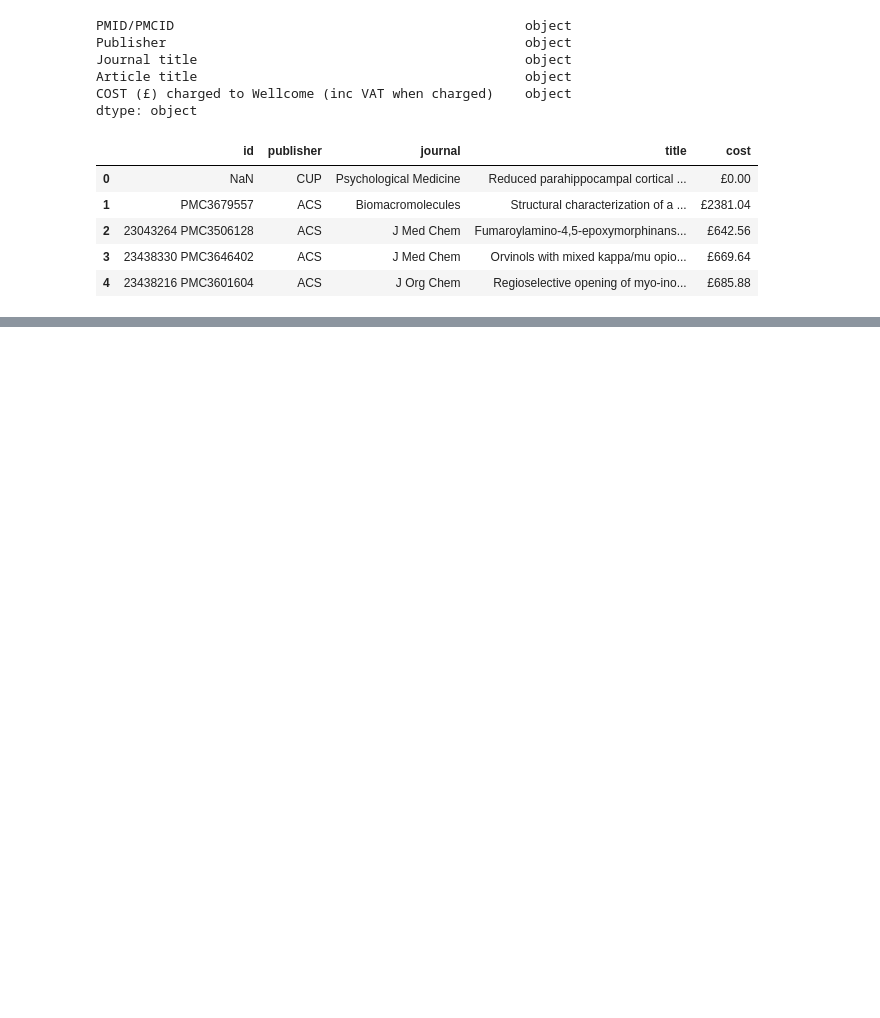
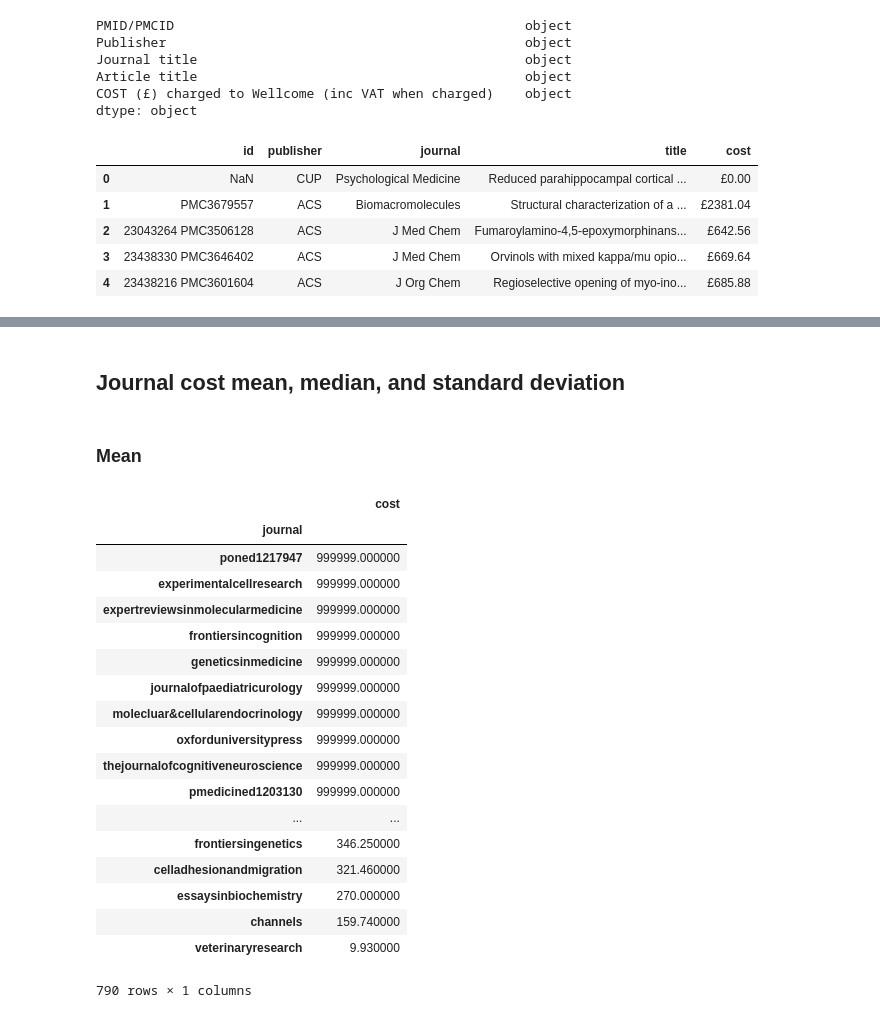
Before and after one commit to antdevelopment/Thinkful-Data-Science-Course, a Jupyter notebook: bootcamp/unit-1/lesson-3/data-cleaning-and-validation/data_cleaning_validation.ipynb, the cells around one changed output, grey strips where cells are left out. Saved outputs shown, nothing was run; the diff lists cells and outputs as text; code cells hidden in the pictures; blank space fills up the shorter version.

```diff
--- a/bootcamp/unit-1/lesson-3/data-cleaning-and-validation/data_cleaning_validation.ipynb
+++ b/bootcamp/unit-1/lesson-3/data-cleaning-and-validation/data_cleaning_validation.ipynb
@@ -89,28 +71,0 @@ nunique(dropna=True) method of pandas.core.groupby.DataFrameGroupBy instance
-# %%
-# Remove known special characters
-wellcome.id = wellcome.id.map(lambda item: item.replace(':', ''))
-wellcome.id = wellcome.id.map(lambda item: item.replace('(', ''))
-wellcome.id = wellcome.id.map(lambda item: item.replace(')', ''))
-wellcome.id = wellcome.id.map(lambda item: item.replace(',', ''))
-wellcome.id = wellcome.id.map(lambda item: item.replace('-', ''))
-wellcome.id = wellcome.id.map(lambda item: item.replace('\n', ''))
-wellcome.id = wellcome.id.map(lambda item: item.replace('[', ''))
-wellcome.id = wellcome.id.map(lambda item: item.replace(']', ''))
-wellcome.id = wellcome.id.map(lambda item: item.replace('/', ''))
-wellcome.id = wellcome.id.map(lambda item: item.replace('.', ''))
-wellcome.id = wellcome.id.map(lambda item: item.replace('?', ''))
-
-# Remove known ID A-Z characters
-wellcome.id = wellcome.id.map(lambda item: item.replace('PMCID', ''))
-wellcome.id = wellcome.id.map(lambda item: item.replace('PMID', ''))
-wellcome.id = wellcome.id.map(lambda item: item.replace('PMC', ''))
-wellcome.id = wellcome.id.map(lambda item: item.replace('PM', ''))
-
-# Extract digits from every ID entry
-wellcome.id = wellcome.id.map(lambda x: ''.join(list(filter(str.isdigit, x))))
-
-# Filter out records whose ID is less than 7 characters - the minimum length of one of these types of ID's
-wellcome = wellcome[wellcome.id.map(lambda item: len(item) > 6)]
-
-# Remove ID's which are only letters
-# wellcome = wellcome[wellcome.id.map(lambda item: item.isalpha() == False)]
@@ -137,0 +74,6 @@ wellcome.describe(include='all')
+# %%
+# Create new variable for journal groupings
+journals = wellcome.groupby('journal', as_index=True)
+
+# Display ranking
+journals.title.count().nlargest(5)
@@ -137,0 +88,26 @@ wellcome.describe(include='all')
+# %% [markdown]
+## Journal cost mean, median, and standard deviation
+# %% [markdown]
+### Mean
+# %%
+journals.mean().sort_values('cost', ascending=False)
+# %% [output]
+|  | cost |
+| journal |  |
+| poned1217947 | 999999.000000 |
+| experimentalcellresearch | 999999.000000 |
+| expertreviewsinmolecularmedicine | 999999.000000 |
+| frontiersincognition | 999999.000000 |
+| geneticsinmedicine | 999999.000000 |
+| journalofpaediatricurology | 999999.000000 |
+| molecluar&cellularendocrinology | 999999.000000 |
+| oxforduniversitypress | 999999.000000 |
+| thejournalofcognitiveneuroscience | 999999.000000 |
+| pmedicined1203130 | 999999.000000 |
+| ... | ... |
+| frontiersingenetics | 346.250000 |
+| celladhesionandmigration | 321.460000 |
+| essaysinbiochemistry | 270.000000 |
+| channels | 159.740000 |
+| veterinaryresearch | 9.930000 |
+790 rows × 1 columns
```
Also changed, not shown: parts of 15 cells of this notebook.
